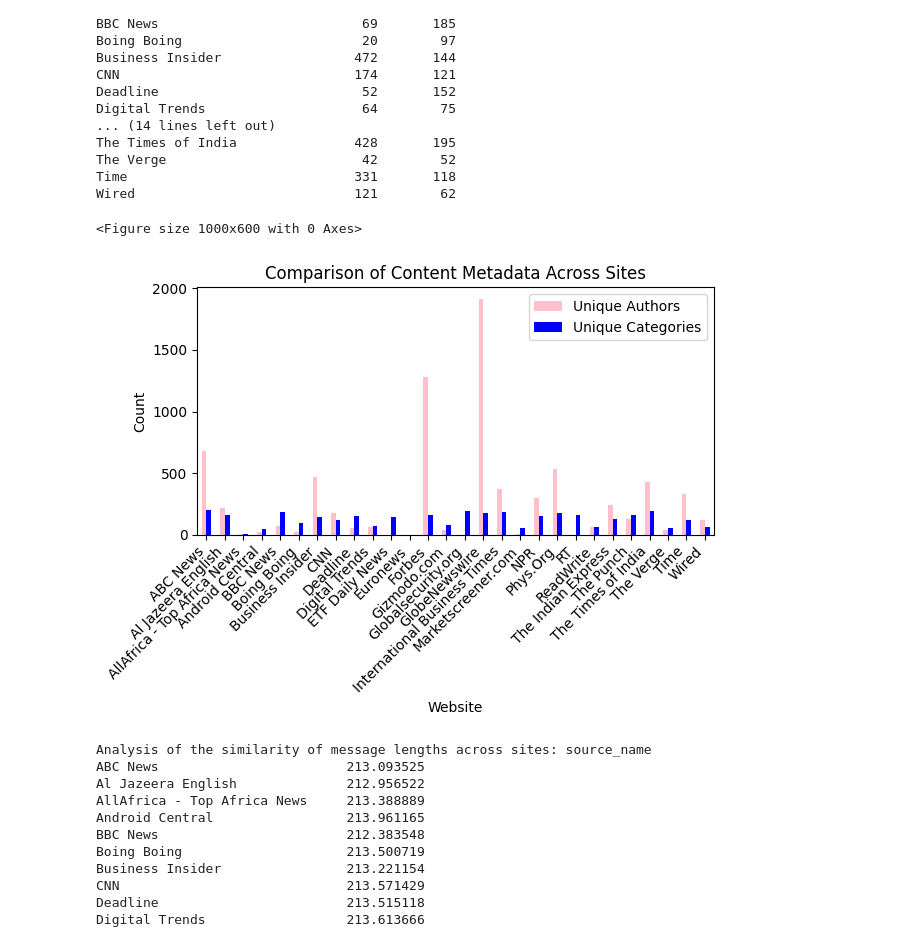
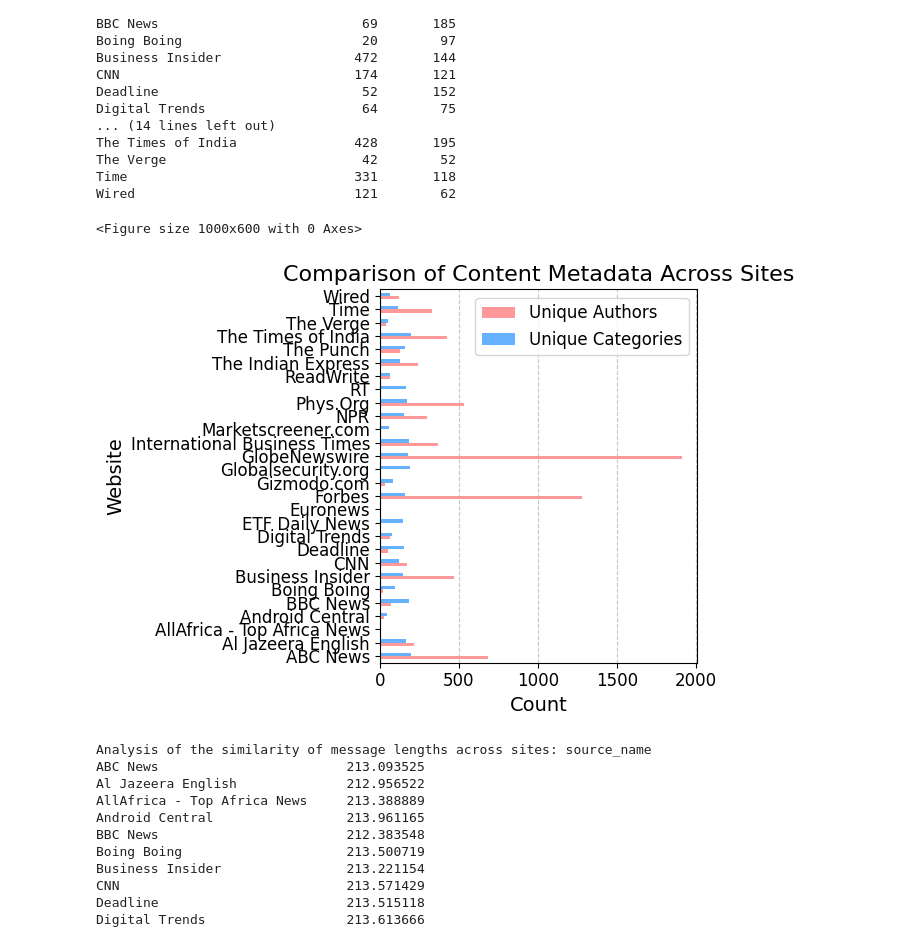
Before and after one commit to slykkkk/news_correlation_10ac_week0, a Jupyter notebook: notebooks/parse_news_data.ipynb, the cells around one changed output. Cells and saved outputs as stored; diff of their text form; code cells hidden in the pictures.

```diff
--- a/notebooks/parse_news_data.ipynb
+++ b/notebooks/parse_news_data.ipynb
@@ -220,18 +219,28 @@ The Verge                         42        52
 Time                             331       118
 Wired                            121        62
 # %%
+import matplotlib.pyplot as plt
+
+# New color palette
+colors = ['#FF9999', '#66B2FF']
+
 plt.figure(figsize=(10, 6))
-content_metadata_comparison.plot(kind='bar', color=['pink', 'blue'])
-plt.title('Comparison of Content Metadata Across Sites')
-plt.xlabel('Website')
-plt.ylabel('Count')
-plt.xticks(rotation=45, ha='right')
-plt.legend(['Unique Authors', 'Unique Categories'])
+content_metadata_comparison.plot(kind='barh', color=colors)
+
+plt.title('Comparison of Content Metadata Across Sites', fontsize=16)
+plt.xlabel('Count', fontsize=14)
+plt.ylabel('Website', fontsize=14)
+plt.xticks(fontsize=12)
+plt.yticks(fontsize=12)
+plt.grid(axis='x', linestyle='--', alpha=0.7)
+
+plt.legend(['Unique Authors', 'Unique Categories'], fontsize=12)
+
 plt.tight_layout()
 plt.show()
 # %% [output]
 <Figure size 1000x600 with 0 Axes>
-[figure, old version]
+[figure, new version]
 # %%
 # Analyze the similarity of message lengths across sites
 message_lengths = merge_df.groupby('source_name')['content'].apply(lambda x: x.str.len().mean())
```
Also changed, not shown: parts of 11 cells of this notebook, 8 other files.
